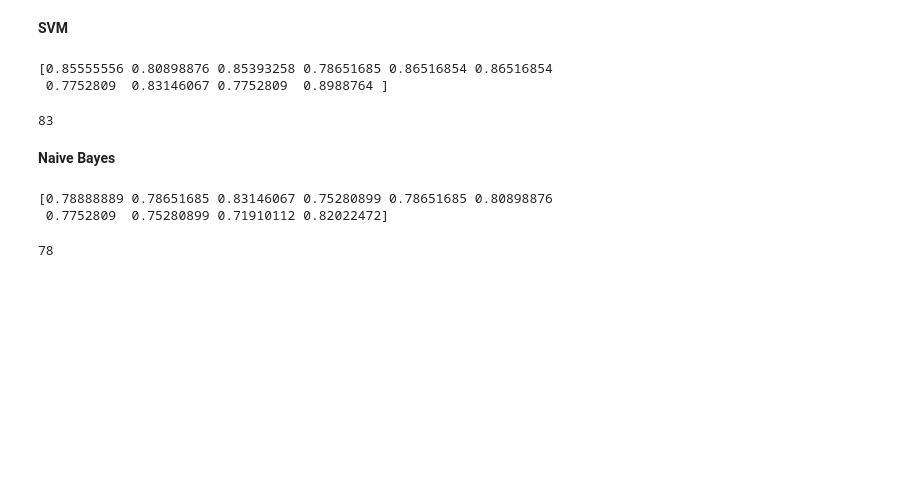
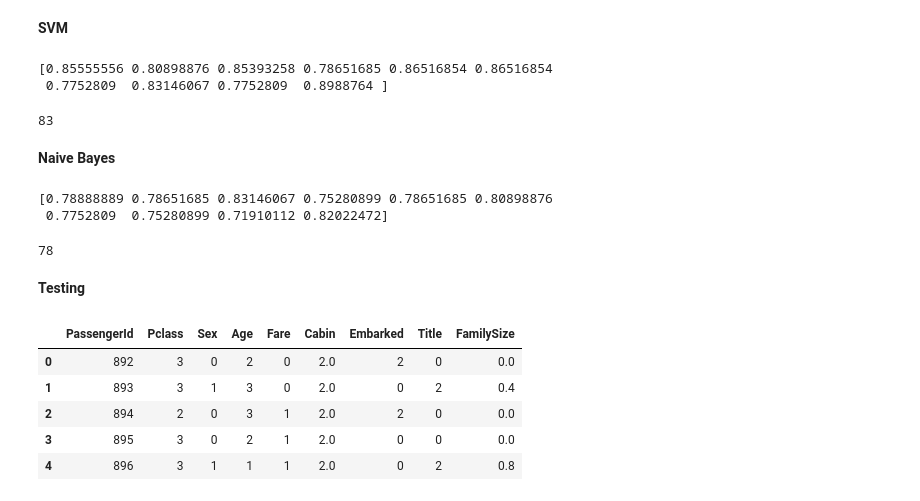
Before and after one commit to sophiembanda/SoftGrowTech_Kaggle_Titanic, a Jupyter notebook: Titanic.ipynb, the cells around one changed output. Saved outputs shown, nothing was run; the diff lists cells and outputs as text; code cells hidden in the pictures; blank space fills up the shorter version.

Commit message:
Testing

```diff
--- a/Titanic.ipynb
+++ b/Titanic.ipynb
@@ -776,3 +775,14 @@ print(score)
 int(round(np.mean(score)*100,2))
 # %% [output]
 78
+# %% [markdown]
+**Testing**
+# %%
+test_data.head()
+# %% [output]
+|  | PassengerId | Pclass | Sex | Age | Fare | Cabin | Embarked | Title | FamilySize |
+| 0 | 892 | 3 | 0 | 2 | 0 | 2.0 | 2 | 0 | 0.0 |
+| 1 | 893 | 3 | 1 | 3 | 0 | 2.0 | 0 | 2 | 0.4 |
+| 2 | 894 | 2 | 0 | 3 | 1 | 2.0 | 2 | 0 | 0.0 |
+| 3 | 895 | 3 | 0 | 2 | 1 | 2.0 | 0 | 0 | 0.0 |
+| 4 | 896 | 3 | 1 | 1 | 1 | 2.0 | 0 | 2 | 0.8 |
```
Also changed, not shown: parts of 7 cells of this notebook, 1 other file.
